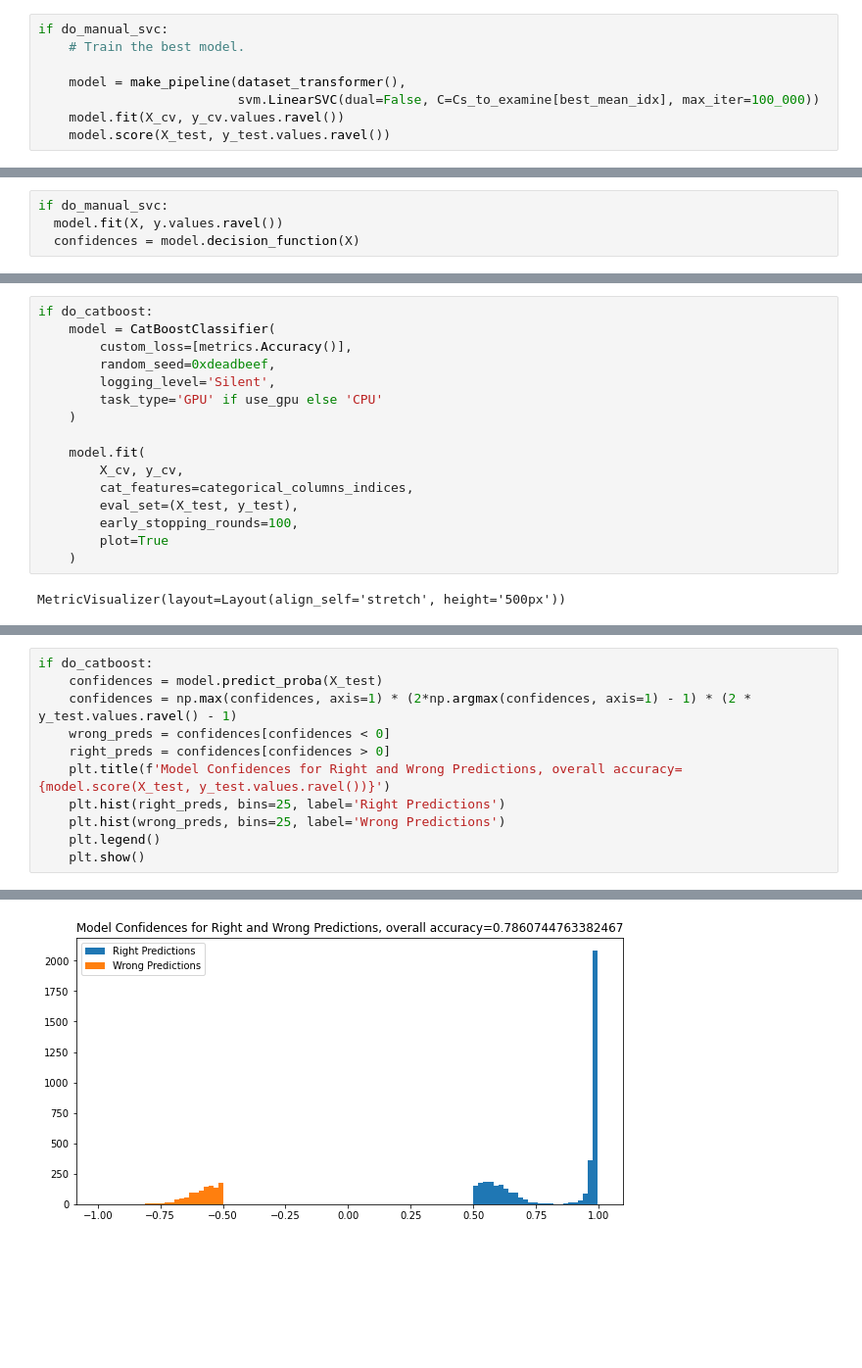
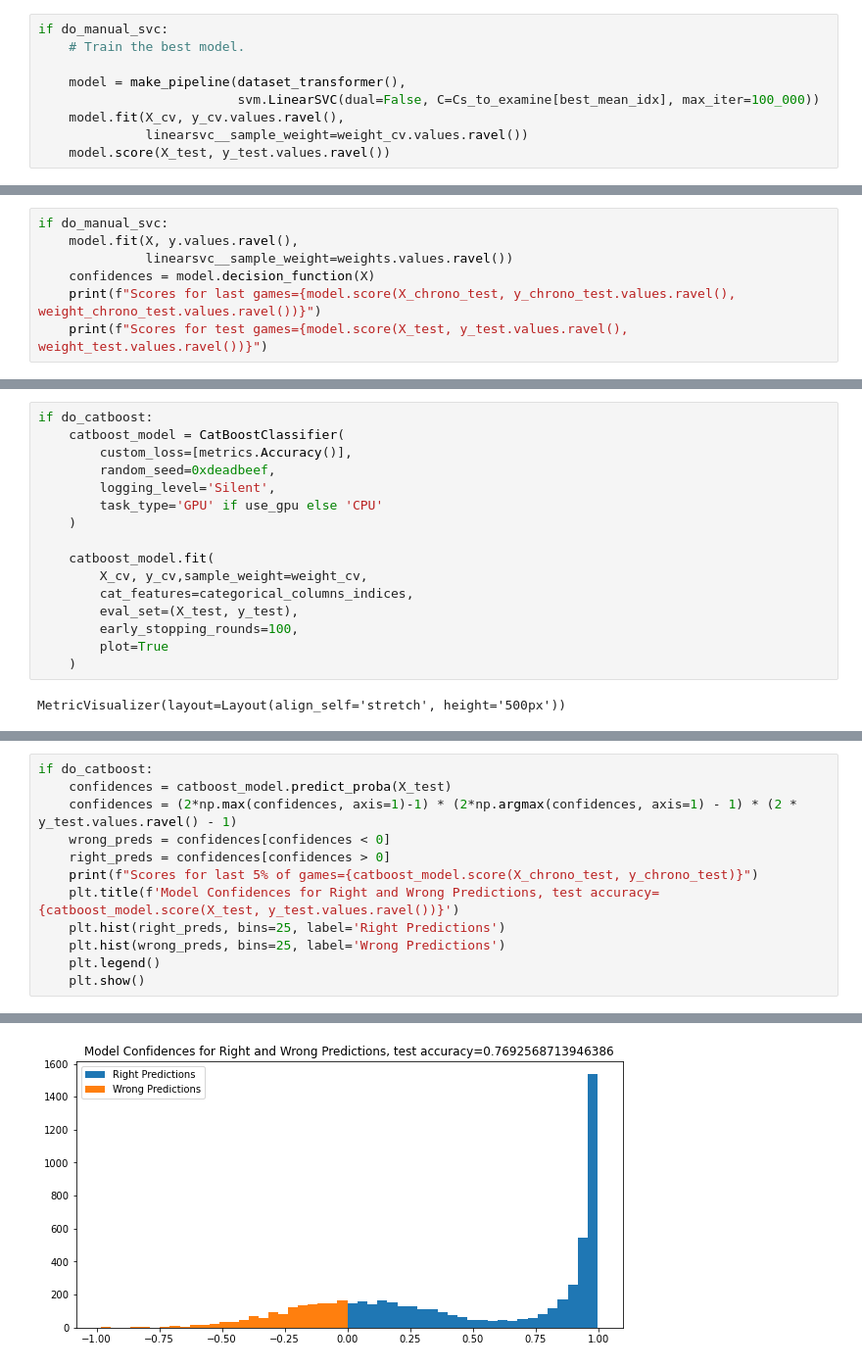
Before and after one commit to Eric-w-H/ORIE4741_Project, a Jupyter notebook: models/last-n-games-scores-only.ipynb, the cells around one changed output, grey strips where cells are left out. Shown at 98% size. Drawn from its saved outputs; the diff is of its cells as text; blank space fills up the shorter version.

Commit message:
final commit, pretty payoff graphs

```diff
--- a/models/last-n-games-scores-only.ipynb
+++ b/models/last-n-games-scores-only.ipynb
@@ -432,7 +765,8 @@ if do_manual_svc:
 
     model = make_pipeline(dataset_transformer(),
                           svm.LinearSVC(dual=False, C=Cs_to_examine[best_mean_idx], max_iter=100_000))
-    model.fit(X_cv, y_cv.values.ravel())
+    model.fit(X_cv, y_cv.values.ravel(),
+              linearsvc__sample_weight=weight_cv.values.ravel())
     model.score(X_test, y_test.values.ravel())
 # %%
 if do_manual_svc:
@@ -442,4 +778,7 @@ if do_manual_svc:
-# %%
-if do_manual_svc:
-  model.fit(X, y.values.ravel())
-  confidences = model.decision_function(X)
+# %%
+if do_manual_svc:
+    model.fit(X, y.values.ravel(),
+              linearsvc__sample_weight=weights.values.ravel())
+    confidences = model.decision_function(X)
+    print(f"Scores for last games={model.score(X_chrono_test, y_chrono_test.values.ravel(), weight_chrono_test.values.ravel())}")
+    print(f"Scores for test games={model.score(X_test, y_test.values.ravel(), weight_test.values.ravel())}")
@@ -456,15 +802,15 @@ if do_manual_svc:
     np.min(confidences * (2 * y.to_numpy().ravel() - 1))
 # %%
 if do_catboost:
-    model = CatBoostClassifier(
+    catboost_model = CatBoostClassifier(
         custom_loss=[metrics.Accuracy()],
         random_seed=0xdeadbeef,
         logging_level='Silent',
         task_type='GPU' if use_gpu else 'CPU'
     )
 
-    model.fit(
-        X_cv, y_cv,
+    catboost_model.fit(
+        X_cv, y_cv,sample_weight=weight_cv,
         cat_features=categorical_columns_indices,
         eval_set=(X_test, y_test),
         early_stopping_rounds=100,
@@ -520,11 +867,12 @@ Opponent Code_pp_Pct Opponent Score: 0.0
 Opponent Code_p_Opponent Score: 0.0
 # %%
 if do_catboost:
-    confidences = model.predict_proba(X_test)
-    confidences = np.max(confidences, axis=1) * (2*np.argmax(confidences, axis=1) - 1) * (2 * y_test.values.ravel() - 1)
+    confidences = catboost_model.predict_proba(X_test)
+    confidences = (2*np.max(confidences, axis=1)-1) * (2*np.argmax(confidences, axis=1) - 1) * (2 * y_test.values.ravel() - 1)
     wrong_preds = confidences[confidences < 0]
     right_preds = confidences[confidences > 0]
-    plt.title(f'Model Confidences for Right and Wrong Predictions, overall accuracy={model.score(X_test, y_test.values.ravel())}')
+    print(f"Scores for last 5% of games={catboost_model.score(X_chrono_test, y_chrono_test)}")
+    plt.title(f'Model Confidences for Right and Wrong Predictions, test accuracy={catboost_model.score(X_test, y_test.values.ravel())}')
     plt.hist(right_preds, bins=25, label='Right Predictions')
     plt.hist(wrong_preds, bins=25, label='Wrong Predictions')
     plt.legend()
@@ -533,3 +882,3 @@ if do_catboost:
-[figure, old version]
+[figure, new version]
 # %%
 if do_xgboost:
```
Also changed, not shown: parts of 54 cells of this notebook, 3 other files.
